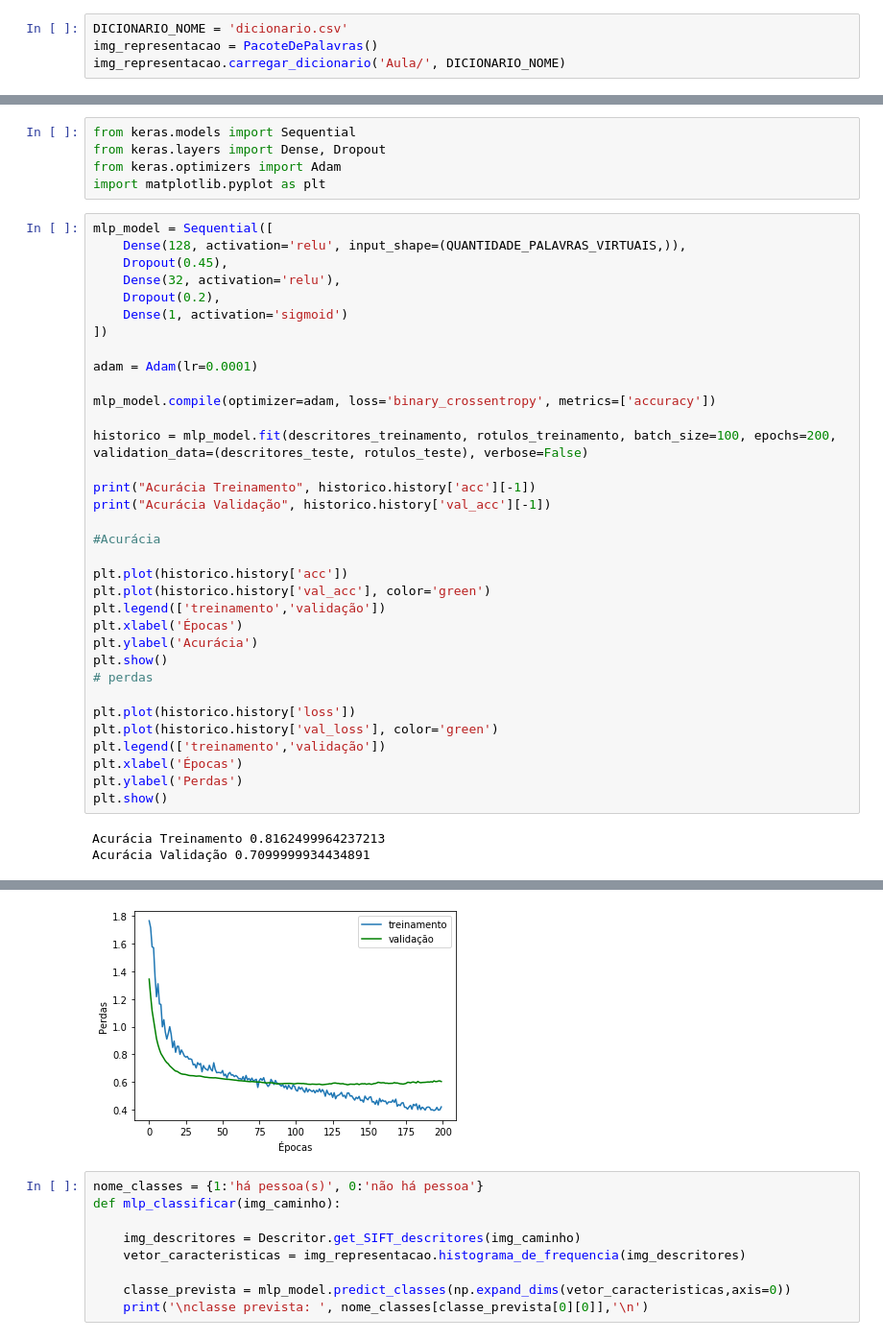
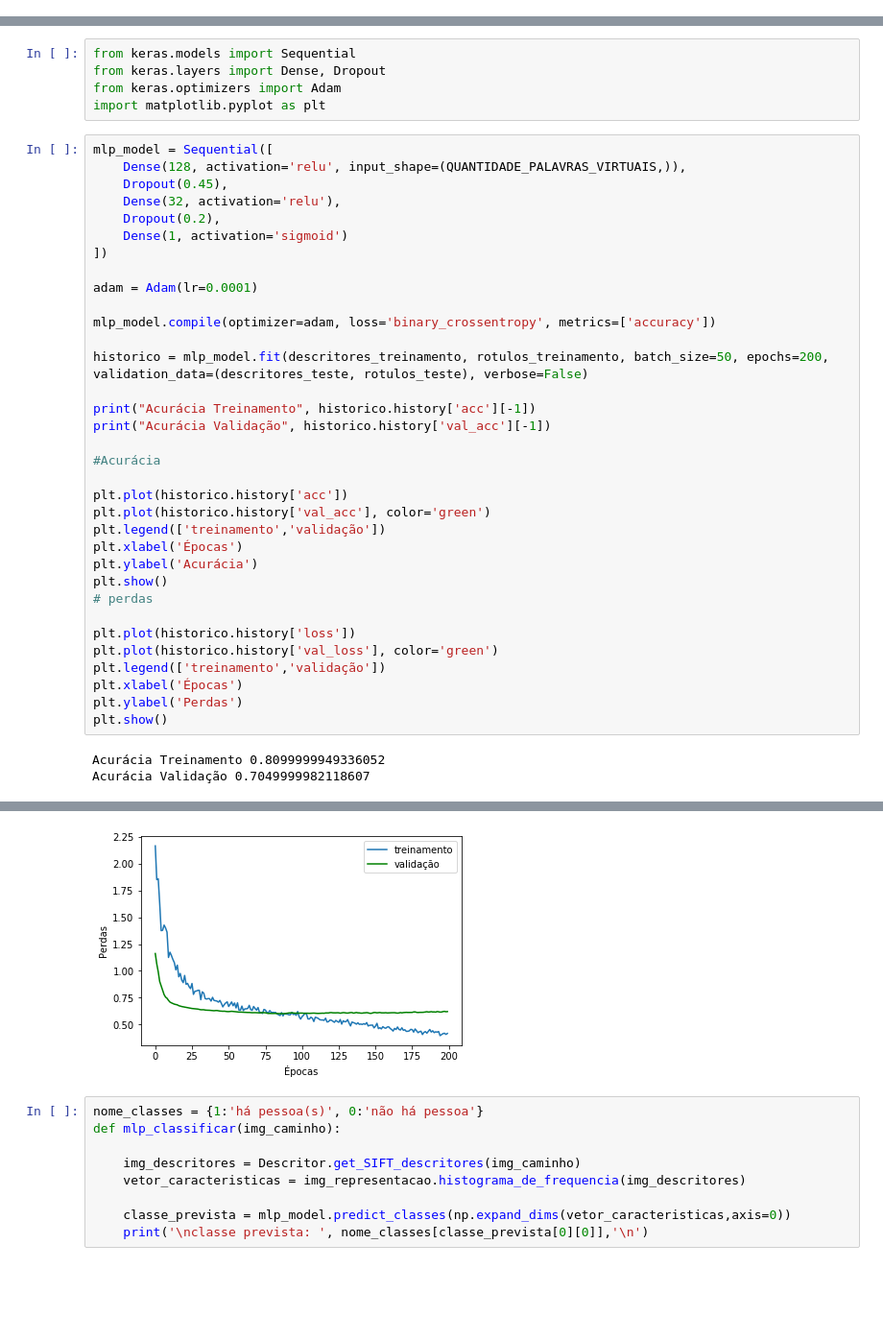
Before and after one commit to alura-cursos/Visao-Computacional-Classificacao, a Jupyter notebook: Detecção_de_imagens_com_pessoas.ipynb, the cells around one changed output, grey strips where cells are left out. Shown at 96% size. Saved outputs shown, nothing was run; the diff lists cells and outputs as text; blank space fills up the shorter version.

```diff
--- a/Detecção_de_imagens_com_pessoas.ipynb
+++ b/Detecção_de_imagens_com_pessoas.ipynb
@@ -140,10 +144,6 @@ for caminho in dados_treinamento:
 img_representacao = PacoteDePalavras()
 img_representacao.gerar_dicionario(descritores)
 img_representacao.salvar_dicionario('Aula/', DICIONARIO_NOME)
-# %%
-DICIONARIO_NOME = 'dicionario.csv'
-img_representacao = PacoteDePalavras()
-img_representacao.carregar_dicionario('Aula/', DICIONARIO_NOME)
 # %%
 NOME_DESCRITOR = 'sift_descritor.csv'
 
@@ -218,7 +218,7 @@ adam = Adam(lr=0.0001)
 
 mlp_model.compile(optimizer=adam, loss='binary_crossentropy', metrics=['accuracy'])
 
-historico = mlp_model.fit(descritores_treinamento, rotulos_treinamento, batch_size=100, epochs=200, validation_data=(descritores_teste, rotulos_teste), verbose=False)
+historico = mlp_model.fit(descritores_treinamento, rotulos_treinamento, batch_size=50, epochs=200, validation_data=(descritores_teste, rotulos_teste), verbose=False)
 
 print("Acurácia Treinamento", historico.history['acc'][-1])
 print("Acurácia Validação", historico.history['val_acc'][-1])
@@ -240,5 +240,5 @@ plt.xlabel('Épocas')
 plt.ylabel('Perdas')
 plt.show()
 # %% [output]
-Acurácia Treinamento 0.8162499964237213
-Acurácia Validação 0.7099999934434891
+Acurácia Treinamento 0.8099999949336052
+Acurácia Validação 0.7049999982118607
@@ -246,4 +246,4 @@ Acurácia Validação 0.7099999934434891
-[figure, old version]
+[figure, new version]
 # %%
 nome_classes = {1:'há pessoa(s)', 0:'não há pessoa'}
 def mlp_classificar(img_caminho):
```
Also changed, not shown: parts of 4 cells of this notebook.
